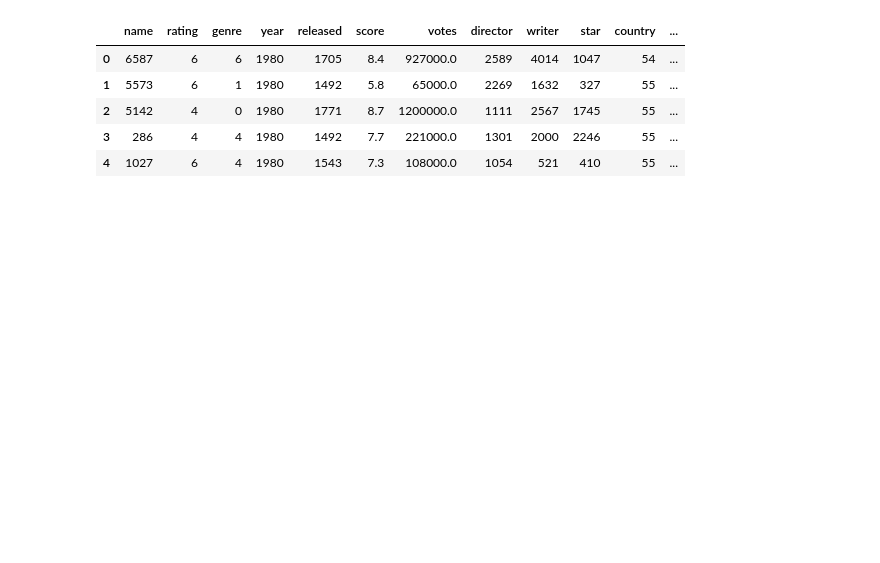
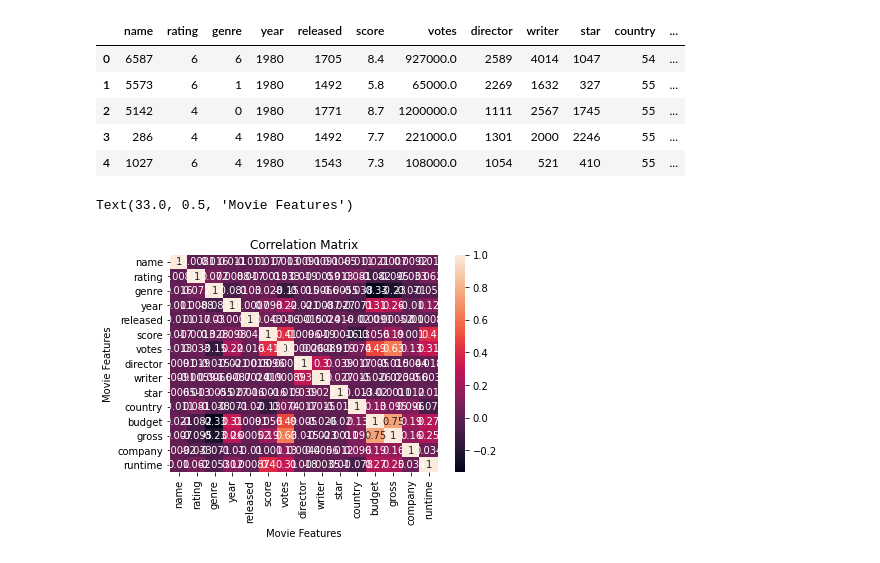
Before and after one commit to angad26/Data-Correlation-Project, a Jupyter notebook: Data_Correlation.ipynb, the cells around one changed output. Cells and saved outputs as stored; diff of their text form; code cells hidden in the pictures; blank space fills up the shorter version.

```diff
--- a/Data_Correlation.ipynb
+++ b/Data_Correlation.ipynb
@@ -63,3 +177,13 @@ db_numerized.head()
 | 2 | 5142 | 4 | 0 | 1980 | 1771 | 8.7 | 1200000.0 | 1111 | 2567 | 1745 | 55 | ... |
 | 3 | 286 | 4 | 4 | 1980 | 1492 | 7.7 | 221000.0 | 1301 | 2000 | 2246 | 55 | ... |
 | 4 | 1027 | 6 | 4 | 1980 | 1543 | 7.3 | 108000.0 | 1054 | 521 | 410 | 55 | ... |
+# %%
+correlation_matrix2 = db_numerized.corr()
+
+sns.heatmap(correlation_matrix2, annot=True)
+plt.title("Correlation Matrix")
+plt.xlabel("Movie Features")
+plt.ylabel("Movie Features")
+# %% [output]
+Text(33.0, 0.5, 'Movie Features')
+[figure, added]
```
Also changed, not shown: parts of 11 cells of this notebook.
